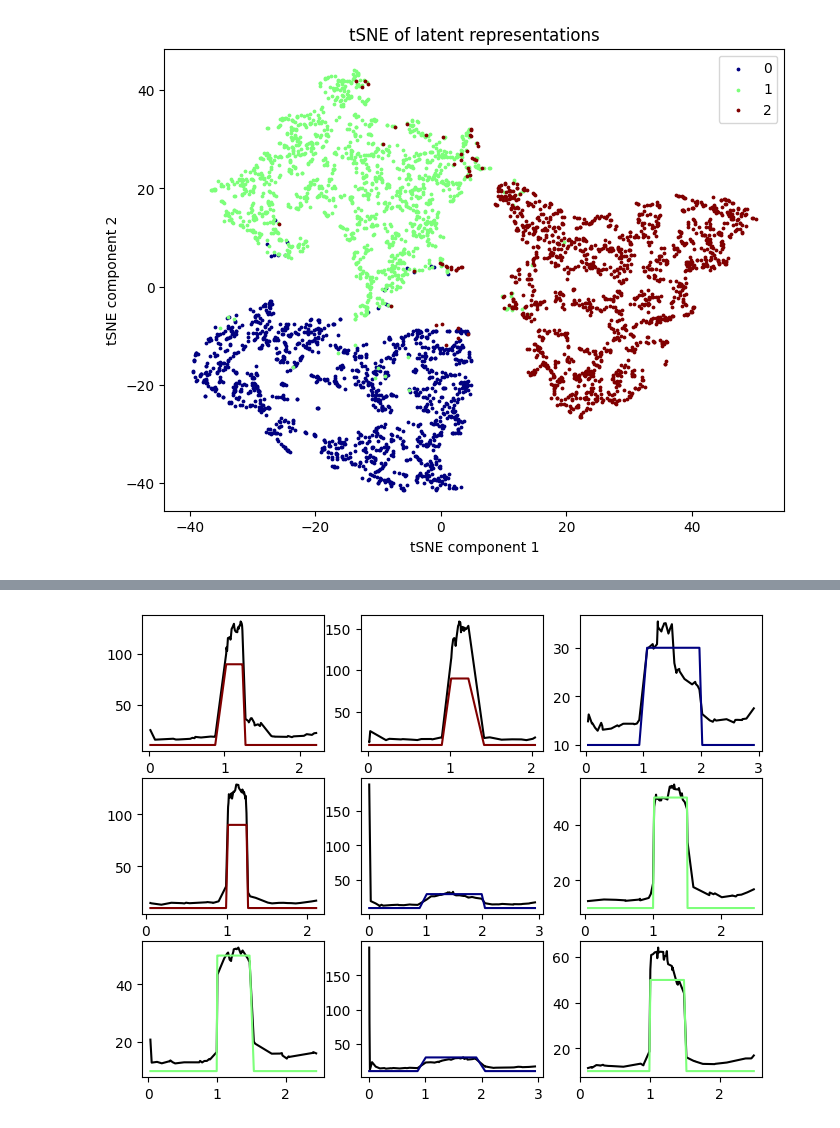
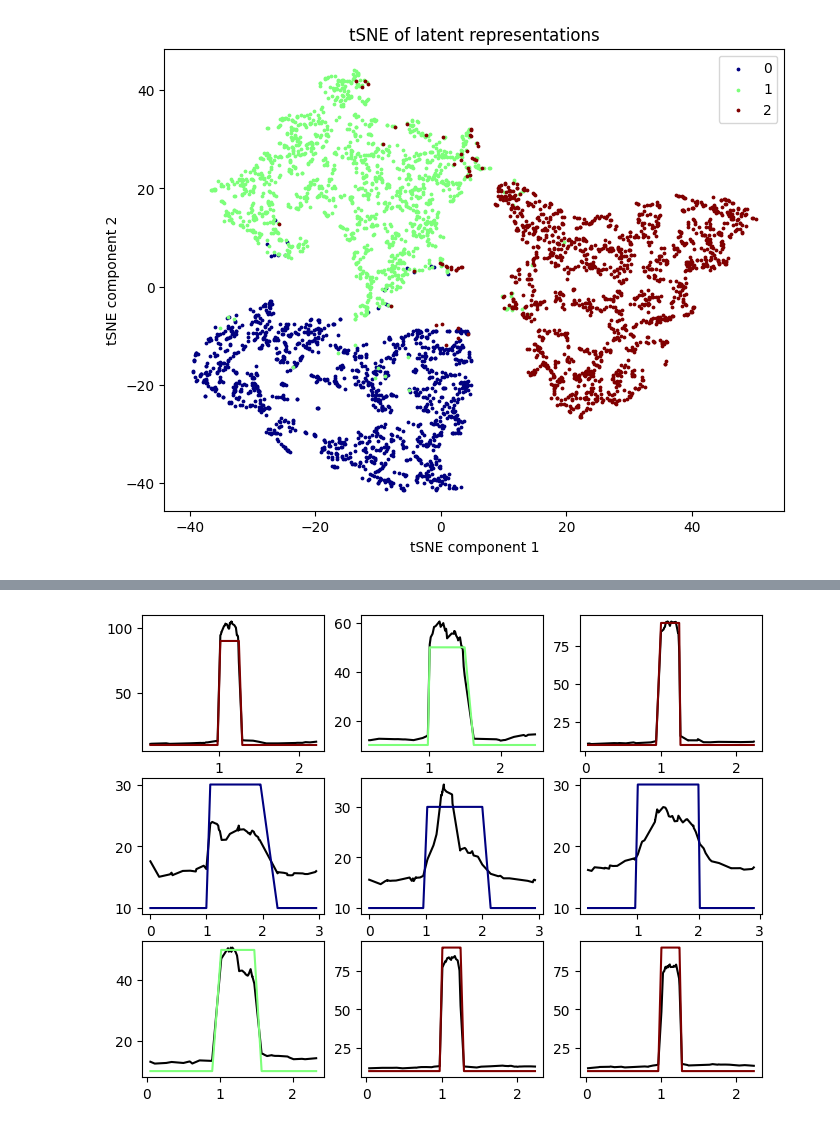
Before and after one commit to villrv/ppae, a Jupyter notebook: simulation.ipynb, the cells around one changed output, grey strips where cells are left out. Drawn from its saved outputs; the diff is of its cells as text; code cells hidden in the pictures.

```diff
--- a/simulation.ipynb
+++ b/simulation.ipynb
@@ -150,18 +154,19 @@ plt.show()
 # Visualize the rate function that the NN has learned.
 with torch.no_grad():
     coded = model.code(test_batch['event_list'])
-    rates = model.decode(coded)
+    rates = model.decode(coded[:,:,:-E_bins])
 
 # Calculate true rates
 labels = test_batch['type'].numpy()
 k_list = torch.tensor([1,0.5,0.25])[labels].unsqueeze(-1)
 true_rates = 10 + 20 / k_list * (coded[:,:,0] >= 1) * (coded[:,:,0] <= (1+k_list))
-
-masks = test_batch['mask']
-plt.figure(figsize=(8,6))
-for index in range(9):
-    plt.subplot(3,3,index+1)
-    plt.plot(coded[index,masks[index],0], torch.exp(rates[index,masks[index],0]),color='k')
-    plt.plot(coded[index,masks[index],0], true_rates[index,masks[index]], color = colors[labels[index]])
-# %% [output]
-[figure, removed]
+# %%
+masks = test_batch['mask']
+plt.figure(figsize=(8,6))
+for i in range(9):
+    index = i + 10
+    plt.subplot(3,3,i+1)
+    plt.plot(coded[index,masks[index],0], torch.exp(rates[index,masks[index],0]),color='k')
+    plt.plot(coded[index,masks[index],0], true_rates[index,masks[index]], color = colors[labels[index]])
+# %% [output]
+[figure, added]
```
Also changed, not shown: parts of 4 cells of this notebook, 58 other files.
